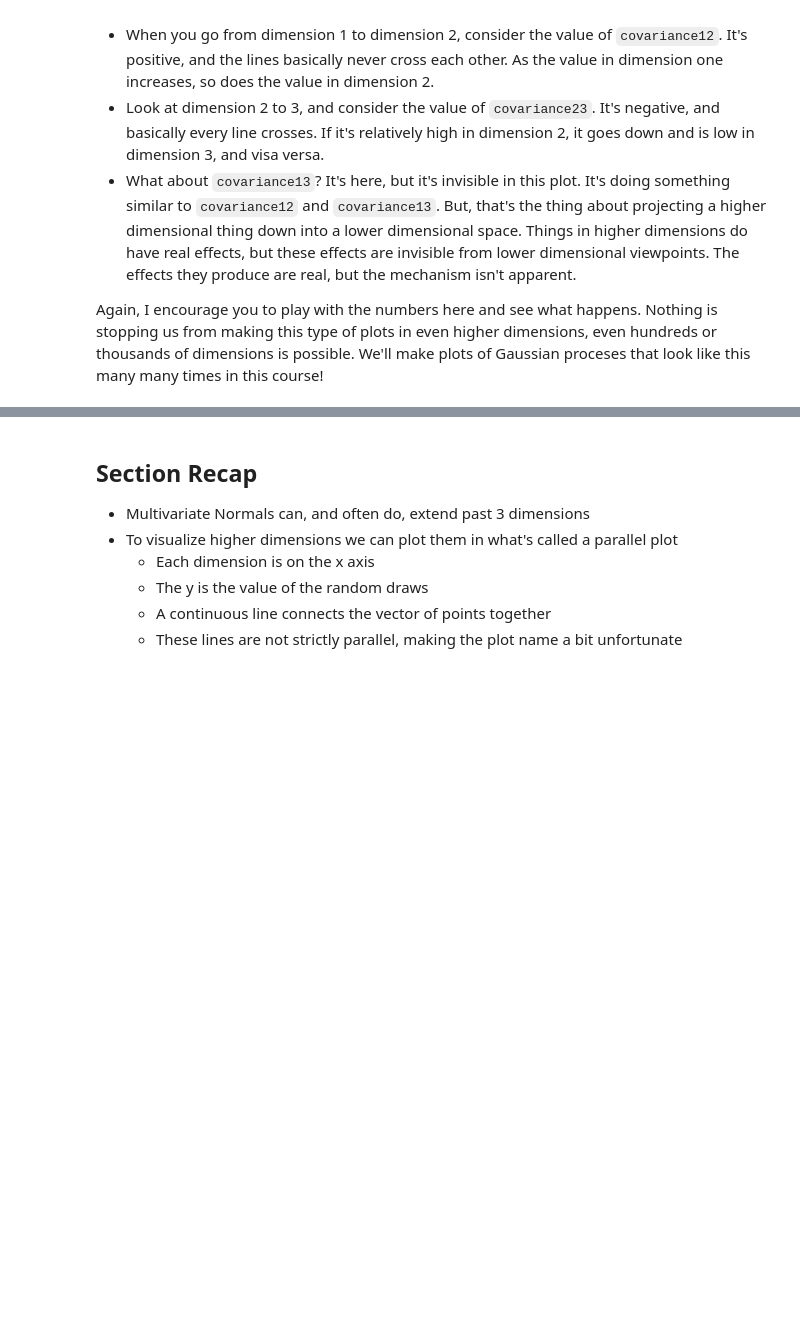
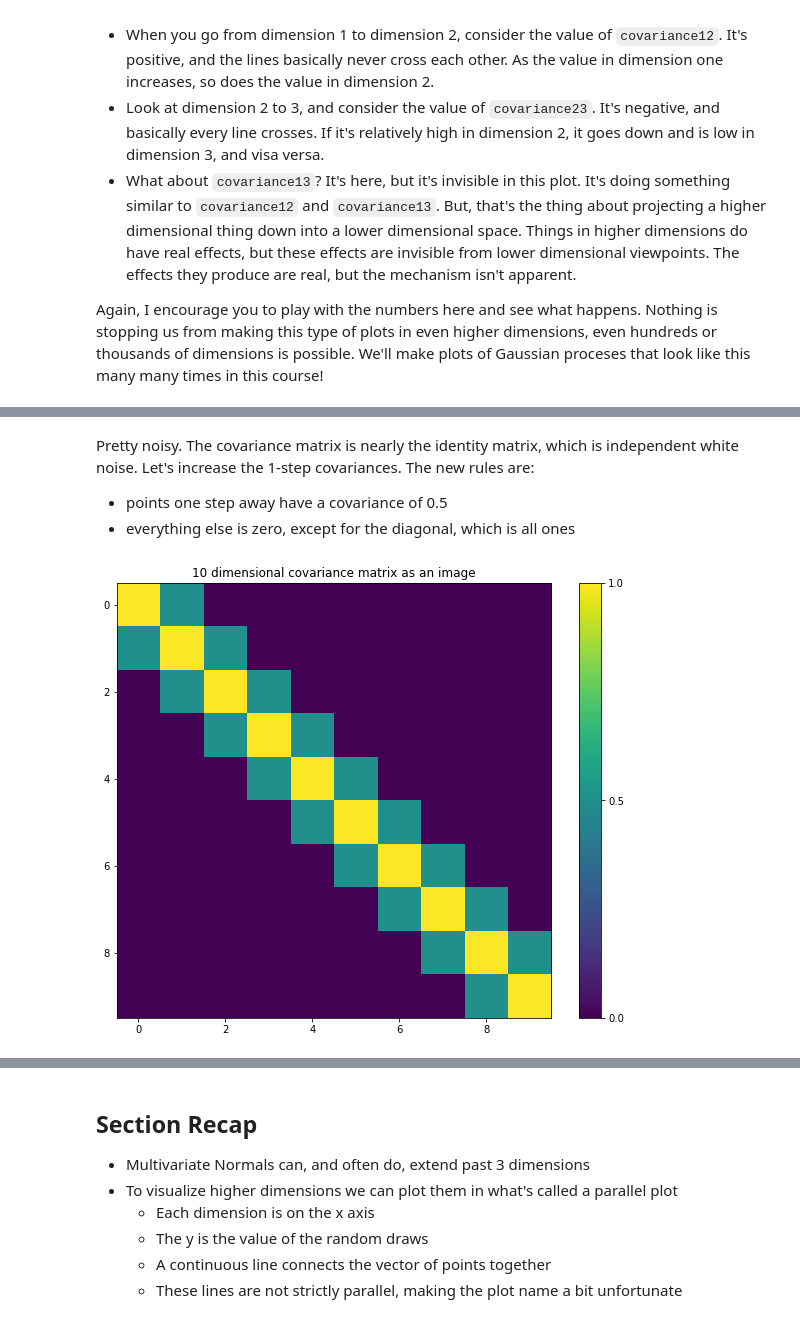
Before and after one commit to bwengals/etc, a Jupyter notebook: Lesson03_MvNormals.ipynb, the cells around one changed output, grey strips where cells are left out. Saved outputs shown, nothing was run; the diff lists cells and outputs as text; code cells hidden in the pictures; blank space fills up the shorter version.

```diff
--- a/Lesson03_MvNormals.ipynb
+++ b/Lesson03_MvNormals.ipynb
@@ -301,0 +452,25 @@ Again, I encourage you to play with the numbers here and see what happens.  Noth
+# %% [markdown]
+Pretty noisy.  The covariance matrix is nearly the identity matrix, which is independent white noise.  Let's increase the 1-step covariances.  The new rules are:
+
+- points one step away have a covariance of 0.5
+- everything else is zero, except for the diagonal, which is all ones
+# %%
+cov_matrix = np.zeros((10, 10))
+
+for i in range(10):
+    for j in range(10):
+
+        if i == j:
+            cov_matrix[i, j] = 1.0
+
+        elif np.abs(i - j) == 1:
+            cov_matrix[i, j] = 0.5
+
+
+fig, ax = plt.subplots(1,1,figsize=(10, 8))
+
+m = ax.imshow(cov_matrix)
+cbar = fig.colorbar(m, ax=ax, ticks=[0, 0.5, 1.0])
+ax.set_title("10 dimensional covariance matrix as an image");
+# %% [output]
+[figure, added]
```
Also changed, not shown: parts of 27 cells of this notebook, 3 other files.
